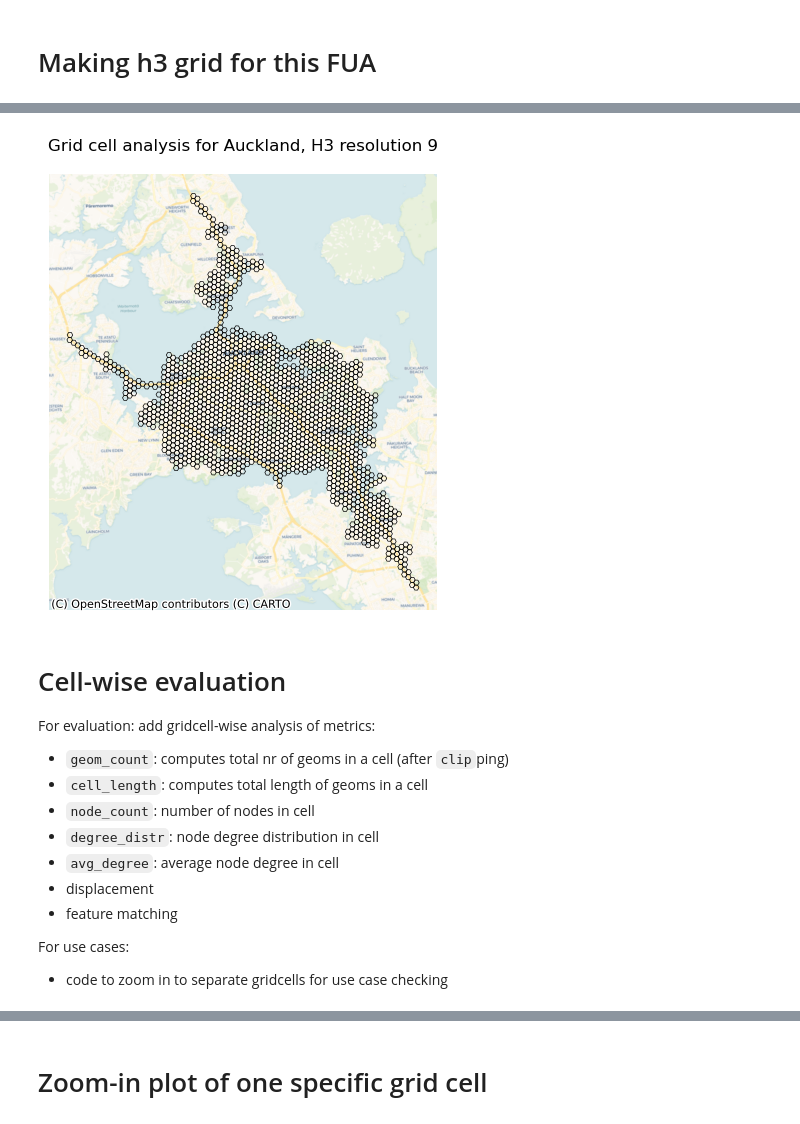
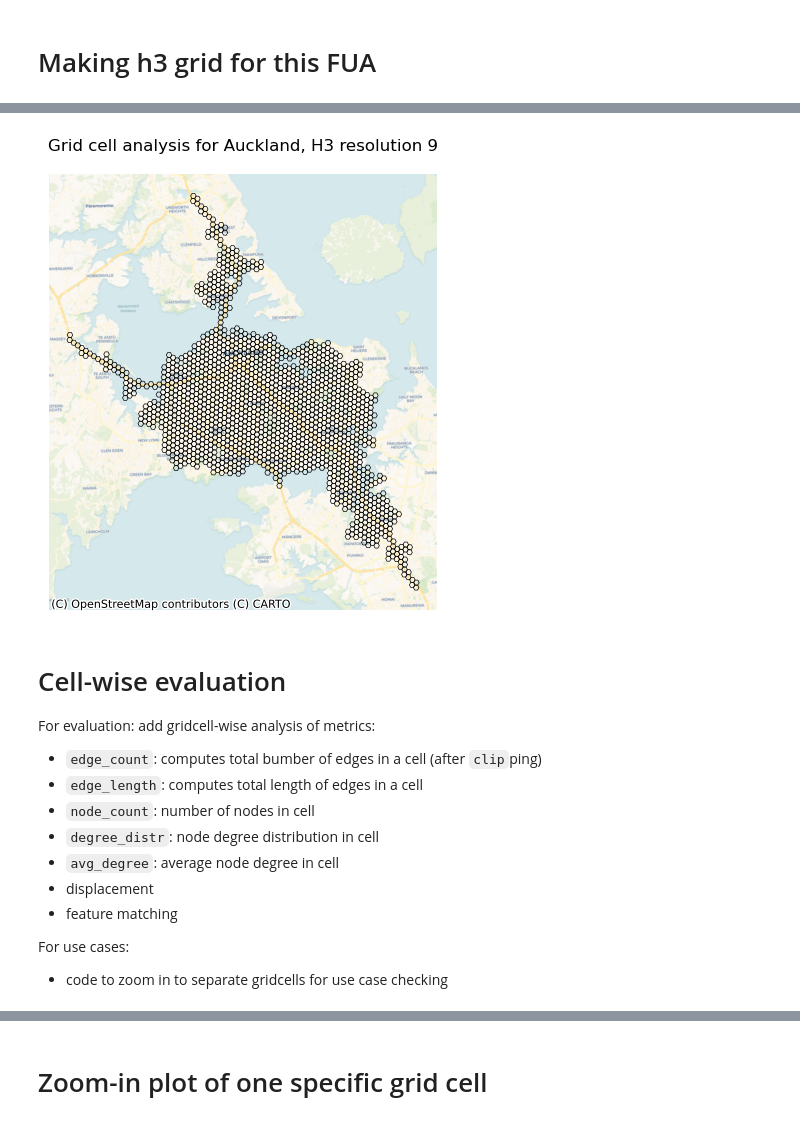
Before and after one commit to uscuni/simplification, a Jupyter notebook: notebooks/evaluate_h3cells.ipynb, the cells around one changed output, grey strips where cells are left out. Saved outputs shown, nothing was run; the diff lists cells and outputs as text; code cells hidden in the pictures.

```diff
--- a/notebooks/evaluate_h3cells.ipynb
+++ b/notebooks/evaluate_h3cells.ipynb
@@ -77,21 +95,16 @@ grid.head()
 # %%
 assert grid.crs == base.crs
 assert grid.crs == comp.crs
-# %%
-fig, ax = plt.subplots(1, 1, figsize=(5, 8))
-ax.set_axis_off()
-# base.plot(ax=ax, linewidth = 0.1, alpha = 0.5, color = "blue")
-grid.boundary.plot(ax=ax, linewidth=0.5, alpha=1, color="black")
-ax.set_title(f"Grid cell analysis for {city}, H3 resolution {res}")
-cx.add_basemap(ax=ax, crs=grid.crs, source=cx.providers.CartoDB.Voyager)
-# %% [output]
-[figure, removed]
+# %%
+viz.h3_hex.plot_aoi(grid, city, res)
+# %% [output]
+[figure, added]
 # %% [markdown]
 # Cell-wise evaluation
 
 For evaluation: add gridcell-wise analysis of metrics:
-* `geom_count`: computes total nr of geoms in a cell (after `clip`ping)
-* `cell_length`: computes total length of geoms in a cell
+* `edge_count`: computes total bumber of edges in a cell (after `clip`ping)
+* `edge_length`: computes total length of edges in a cell
 * `node_count`: number of nodes in cell
 * `degree_distr`: node degree distribution in cell
 * `avg_degree`: average node degree in cell
```
Also changed, not shown: parts of 23 cells of this notebook, 57 other files.
